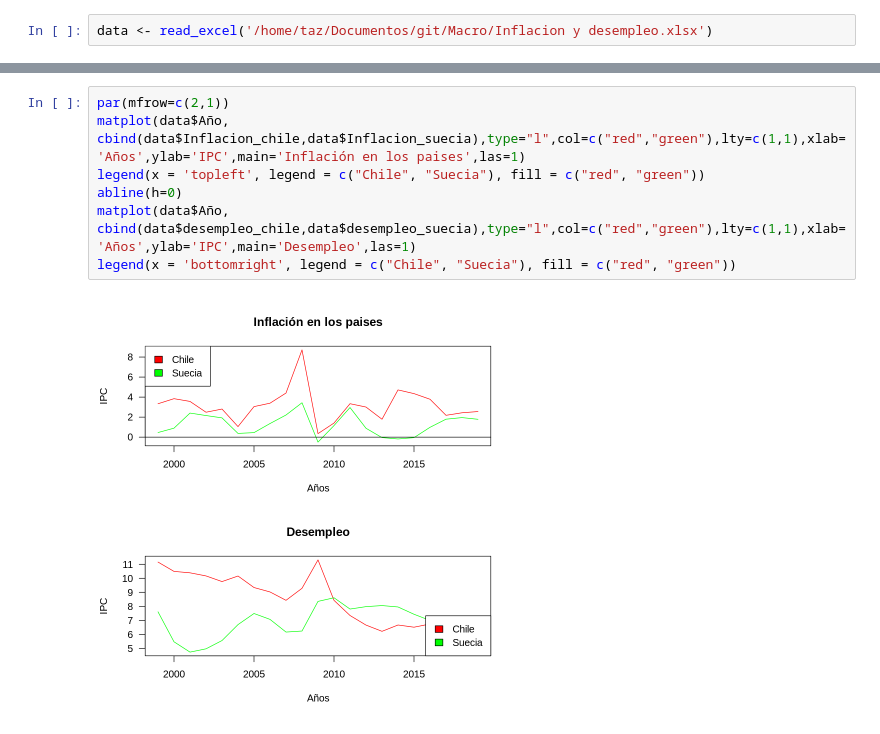
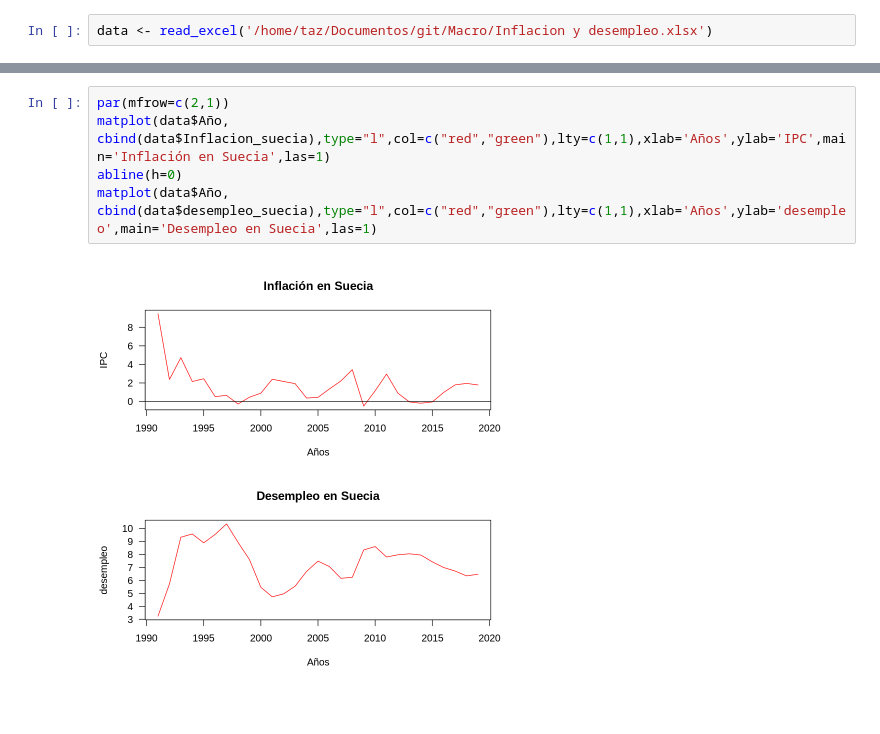
Before and after one commit to Taz-Ricardo/Macro, a Jupyter notebook: Actividad formativa 2.ipynb, the cells around one changed output, grey strips where cells are left out. Cells and saved outputs as stored; diff of their text form.

```diff
--- a/Actividad formativa 2.ipynb
+++ b/Actividad formativa 2.ipynb
@@ -28,9 +90,7 @@ A tibble: 22 × 5
 # %%
 par(mfrow=c(2,1))
-matplot(data$Año, cbind(data$Inflacion_chile,data$Inflacion_suecia),type="l",col=c("red","green"),lty=c(1,1),xlab='Años',ylab='IPC',main='Inflación en los paises',las=1)
-legend(x = 'topleft', legend = c("Chile", "Suecia"), fill = c("red", "green"))
+matplot(data$Año, cbind(data$Inflacion_suecia),type="l",col=c("red","green"),lty=c(1,1),xlab='Años',ylab='IPC',main='Inflación en Suecia',las=1)
 abline(h=0)
-matplot(data$Año, cbind(data$desempleo_chile,data$desempleo_suecia),type="l",col=c("red","green"),lty=c(1,1),xlab='Años',ylab='IPC',main='Desempleo',las=1)
-legend(x = 'bottomright', legend = c("Chile", "Suecia"), fill = c("red", "green"))
+matplot(data$Año, cbind(data$desempleo_suecia),type="l",col=c("red","green"),lty=c(1,1),xlab='Años',ylab='desempleo',main='Desempleo en Suecia',las=1)
 # %% [output]
-[figure, old version]
+[figure, new version]
```
Also changed, not shown: parts of 7 cells of this notebook, 5 other files.
